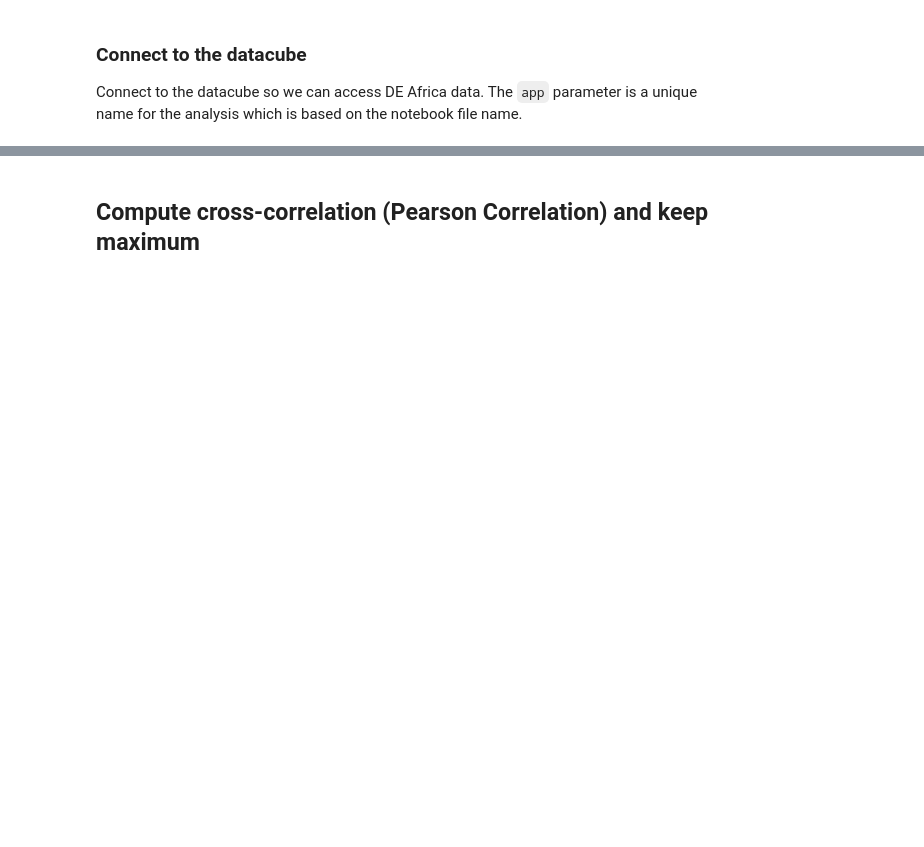
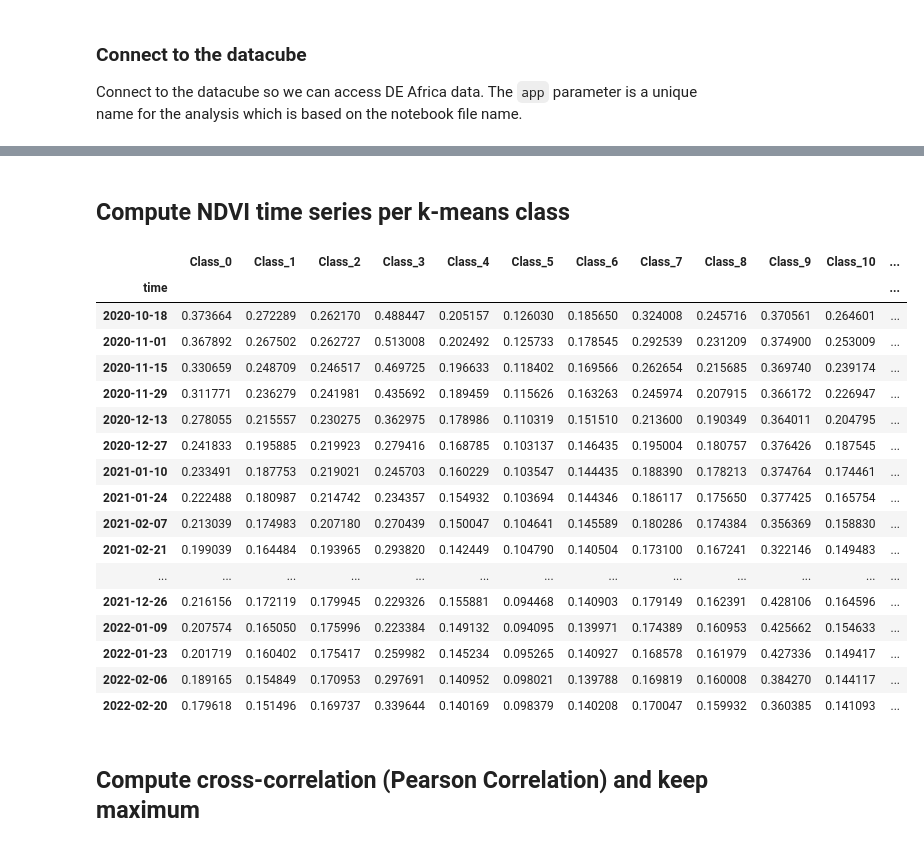
Before and after one commit to tylere/deafrica-sandbox-notebooks, a Jupyter notebook: Use_cases/NDVI_profiles/point_test_area/02_group_classes_using_NDVI.ipynb, the cells around one changed output, grey strips where cells are left out. Drawn from its saved outputs; the diff is of its cells as text; code cells hidden in the pictures; blank space fills up the shorter version.

```diff
--- a/Use_cases/NDVI_profiles/point_test_area/02_group_classes_using_NDVI.ipynb
+++ b/Use_cases/NDVI_profiles/point_test_area/02_group_classes_using_NDVI.ipynb
@@ -111,4 +114,0 @@ dc = datacube.Datacube(app="group_classes_using_ndvi")
-# %%
-# Read in the pickled prediction data as a dictionary.
-with open(pickled_prediction, "rb") as f:
-    x_val, y_val, pred_val, pred_crs = pickle.load(f)
@@ -253,0 +229,2 @@ timeseries_df.to_csv(
+# %% [markdown]
+## Compute NDVI time series per k-means class
@@ -253,0 +234,37 @@ timeseries_df.to_csv(
+# %%
+# Create an empty dataframe to store the NDVI time series for each k-means class.
+timeseries_df = pd.DataFrame()
+
+# For each unique predicted_class.
+for predicted_class in class_list:
+    # Get the point IDs corresponding to the class.
+    class_ids = list(gdf.loc[gdf["predicted"] == predicted_class, "id"])
+    class_ids = [str(i) for i in class_ids]
+    # Get the mean NDVI time series for the points.
+    mean_ndvi_time_series = ndvi_time_series_df[class_ids].mean(axis=1)
+    # Add the results to the `df` DataFrame.
+    timeseries_df[f"Class_{predicted_class}"] = mean_ndvi_time_series.values
+
+
+# Add the time index.
+timeseries_df.index = ndvi_time_series_df.index
+timeseries_df
+# %% [output]
+|  | Class_0 | Class_1 | Class_2 | Class_3 | Class_4 | Class_5 | Class_6 | Class_7 | Class_8 | Class_9 | Class_10 | ... |
+| time |  |  |  |  |  |  |  |  |  |  |  | ... |
+| 2020-10-18 | 0.373664 | 0.272289 | 0.262170 | 0.488447 | 0.205157 | 0.126030 | 0.185650 | 0.324008 | 0.245716 | 0.370561 | 0.264601 | ... |
+| 2020-11-01 | 0.367892 | 0.267502 | 0.262727 | 0.513008 | 0.202492 | 0.125733 | 0.178545 | 0.292539 | 0.231209 | 0.374900 | 0.253009 | ... |
+| 2020-11-15 | 0.330659 | 0.248709 | 0.246517 | 0.469725 | 0.196633 | 0.118402 | 0.169566 | 0.262654 | 0.215685 | 0.369740 | 0.239174 | ... |
+| 2020-11-29 | 0.311771 | 0.236279 | 0.241981 | 0.435692 | 0.189459 | 0.115626 | 0.163263 | 0.245974 | 0.207915 | 0.366172 | 0.226947 | ... |
+| 2020-12-13 | 0.278055 | 0.215557 | 0.230275 | 0.362975 | 0.178986 | 0.110319 | 0.151510 | 0.213600 | 0.190349 | 0.364011 | 0.204795 | ... |
+| 2020-12-27 | 0.241833 | 0.195885 | 0.219923 | 0.279416 | 0.168785 | 0.103137 | 0.146435 | 0.195004 | 0.180757 | 0.376426 | 0.187545 | ... |
+| 2021-01-10 | 0.233491 | 0.187753 | 0.219021 | 0.245703 | 0.160229 | 0.103547 | 0.144435 | 0.188390 | 0.178213 | 0.374764 | 0.174461 | ... |
+| 2021-01-24 | 0.222488 | 0.180987 | 0.214742 | 0.234357 | 0.154932 | 0.103694 | 0.144346 | 0.186117 | 0.175650 | 0.377425 | 0.165754 | ... |
+| 2021-02-07 | 0.213039 | 0.174983 | 0.207180 | 0.270439 | 0.150047 | 0.104641 | 0.145589 | 0.180286 | 0.174384 | 0.356369 | 0.158830 | ... |
+| 2021-02-21 | 0.199039 | 0.164484 | 0.193965 | 0.293820 | 0.142449 | 0.104790 | 0.140504 | 0.173100 | 0.167241 | 0.322146 | 0.149483 | ... |
+| ... | ... | ... | ... | ... | ... | ... | ... | ... | ... | ... | ... | ... |
+| 2021-12-26 | 0.216156 | 0.172119 | 0.179945 | 0.229326 | 0.155881 | 0.094468 | 0.140903 | 0.179149 | 0.162391 | 0.428106 | 0.164596 | ... |
+| 2022-01-09 | 0.207574 | 0.165050 | 0.175996 | 0.223384 | 0.149132 | 0.094095 | 0.139971 | 0.174389 | 0.160953 | 0.425662 | 0.154633 | ... |
+| 2022-01-23 | 0.201719 | 0.160402 | 0.175417 | 0.259982 | 0.145234 | 0.095265 | 0.140927 | 0.168578 | 0.161979 | 0.427336 | 0.149417 | ... |
+| 2022-02-06 | 0.189165 | 0.154849 | 0.170953 | 0.297691 | 0.140952 | 0.098021 | 0.139788 | 0.169819 | 0.160008 | 0.384270 | 0.144117 | ... |
+| 2022-02-20 | 0.179618 | 0.151496 | 0.169737 | 0.339644 | 0.140169 | 0.098379 | 0.140208 | 0.170047 | 0.159932 | 0.360385 | 0.141093 | ... |
```
Also changed, not shown: parts of 29 cells of this notebook, 17 other files.
